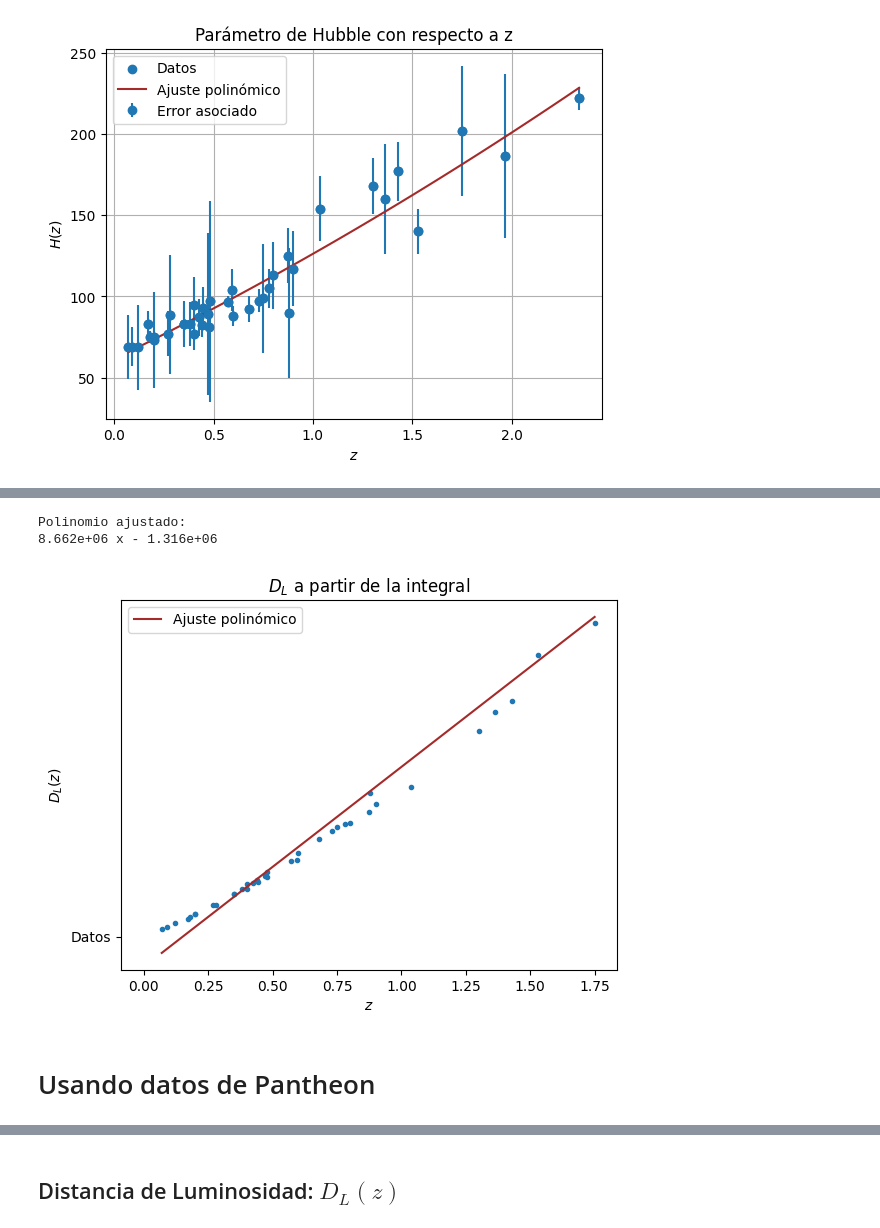
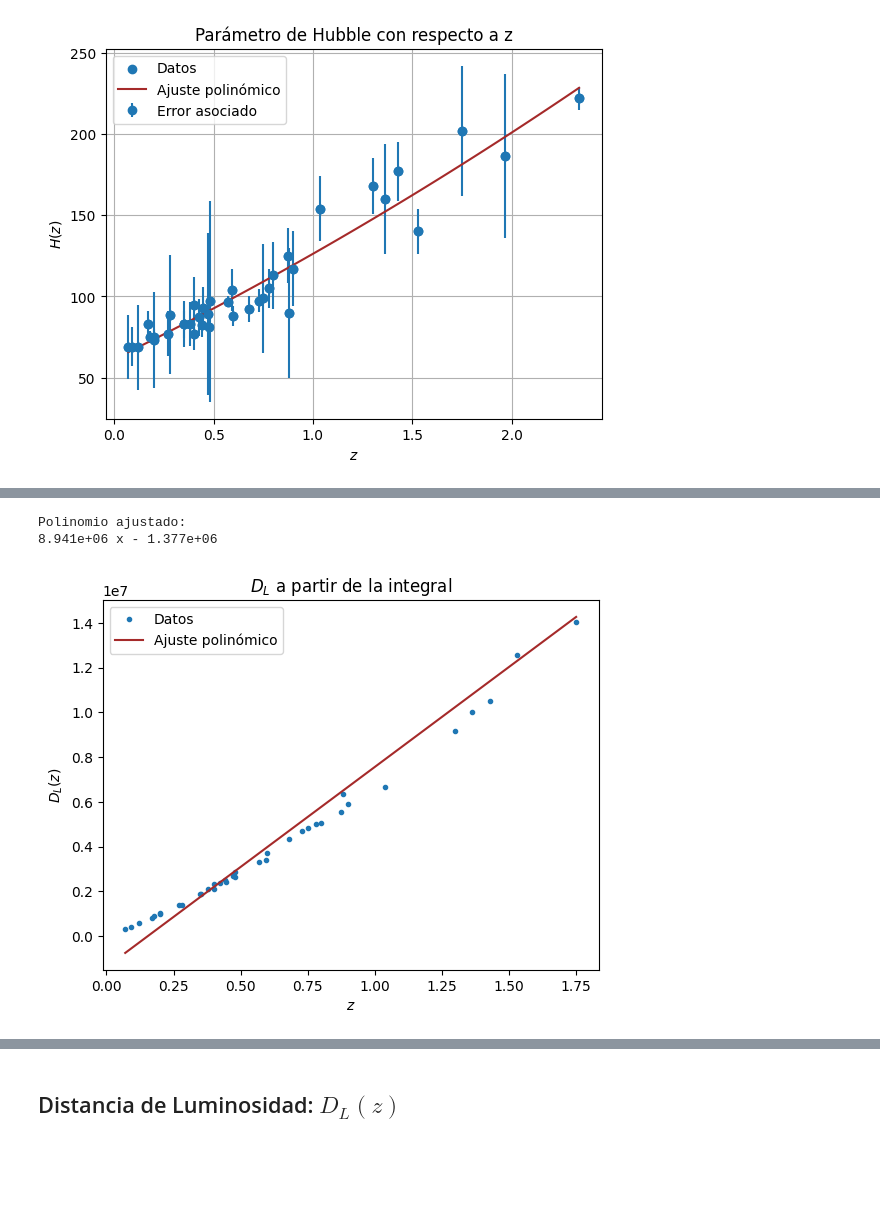
Before and after one commit to XimePS/Practica-DFI, a Jupyter notebook: código práctica dfi.ipynb, the cells around one changed output, grey strips where cells are left out. Drawn from its saved outputs; the diff is of its cells as text; code cells hidden in the pictures; blank space fills up the shorter version.

```diff
--- a/código práctica dfi.ipynb
+++ b/código práctica dfi.ipynb
@@ -122,46 +142,45 @@ Para cada $z$ calculamos la integral de 0 hasta ese $z$. Por lo tanto, los valor
 # %%
 E = np.zeros(len(H))
+integral = np.zeros(len(H))
+
+c = 3e8
 H_0 = 72
-integral = np.zeros(len(H))
-c = 3e8
 
 for i in range(len(H)):
     E[i] = H[i]/H_0
 
 for i in range(len(H)):
-    integral[i] = (z[i] - 0)*(1/E[i] + 1) / 2
+    integral[i] = (z[i] - 0)*(1/E[i] + 1/E[0]) / 2
 
 
 D_LH = np.zeros(len(H))
 
 for i in range(len(H)):
     D_LH[i] = c*((1+z[i])/H_0)*integral[i]
 
 # Ajuste Lineal
 
 coeficientes_ = np.polyfit(z, D_LH, 1)
 
 z = z[0:-2]
 D_LH = D_LH[0:-2]
 
 polinomio_ = np.poly1d(coeficientes_)
 
 print("Polinomio ajustado:", polinomio_)
 
 # Genera puntos para la curva ajustada
 z_ajuste_ = np.linspace(min(z), max(z), 100)
 D_LH_ajuste = polinomio_(z_ajuste_)
 
 plt.plot(z, D_LH, '.', label = "Datos")
 plt.plot(z_ajuste_, D_LH_ajuste, label='Ajuste polinómico', color='brown')
 plt.xlabel('$z$')
 plt.ylabel('$D_L(z)$')
 plt.title('$D_L$ a partir de la integral')
 plt.legend()
 plt.show()
 # %% [output]
 Polinomio ajustado:
-8.662e+06 x - 1.316e+06
+8.941e+06 x - 1.377e+06
-[figure, old version]
+[figure, new version]
-# %% [markdown]
-# Usando datos de Pantheon
```
Also changed, not shown: parts of 13 cells of this notebook.
